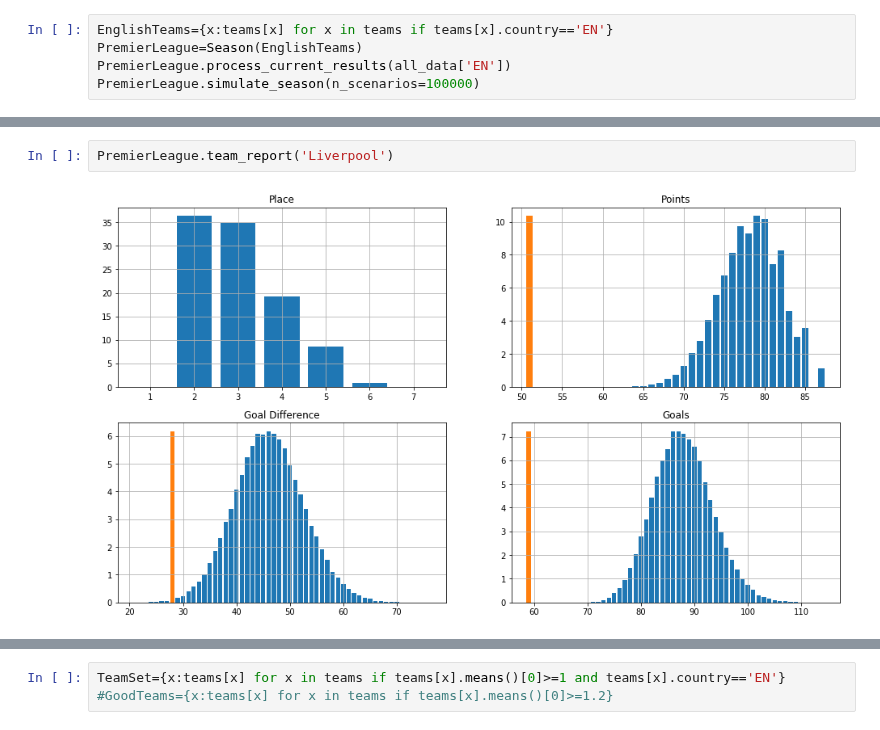
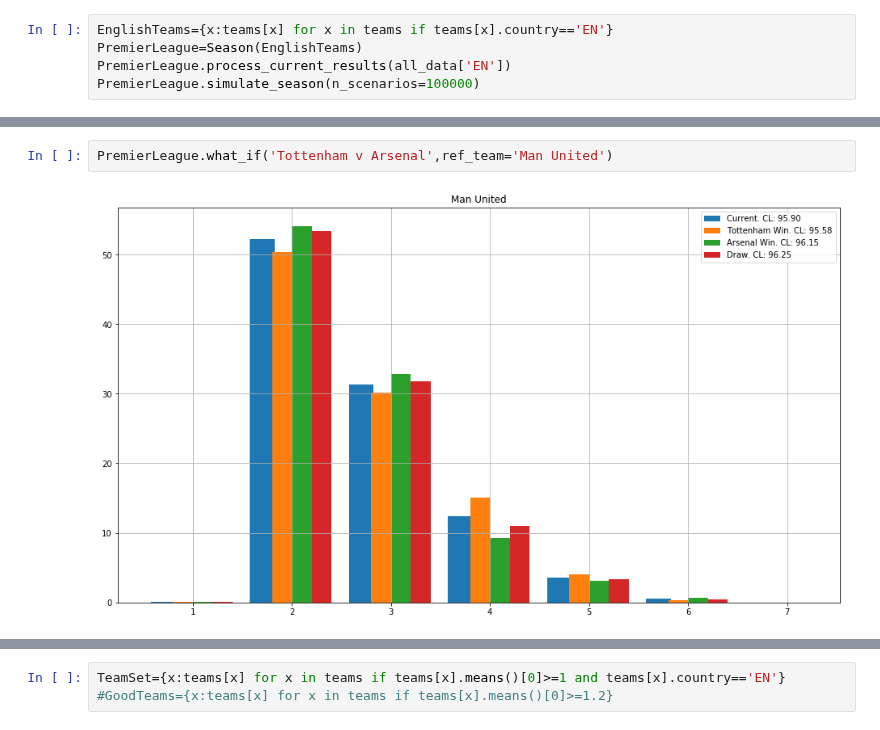
Before and after one commit to tchnvkng/python_notebooks, a Jupyter notebook: premier_league/pl2.ipynb, the cells around one changed output, grey strips where cells are left out. Cells and saved outputs as stored; diff of their text form.

```diff
--- a/premier_league/pl2.ipynb
+++ b/premier_league/pl2.ipynb
@@ -60,4 +68,4 @@ PremierLeague.what_if('Chelsea v Tottenham',ref_team='Man United')
-# %%
-PremierLeague.team_report('Liverpool')
-# %% [output]
-[figure, removed]
+# %%
+PremierLeague.what_if('Tottenham v Arsenal',ref_team='Man United')
+# %% [output]
+[figure, added]
```
Also changed, not shown: parts of 18 cells of this notebook, 1 other file.
